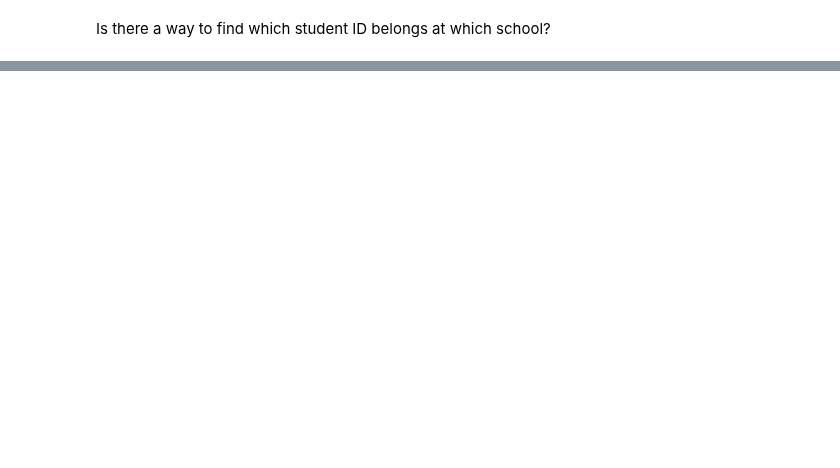
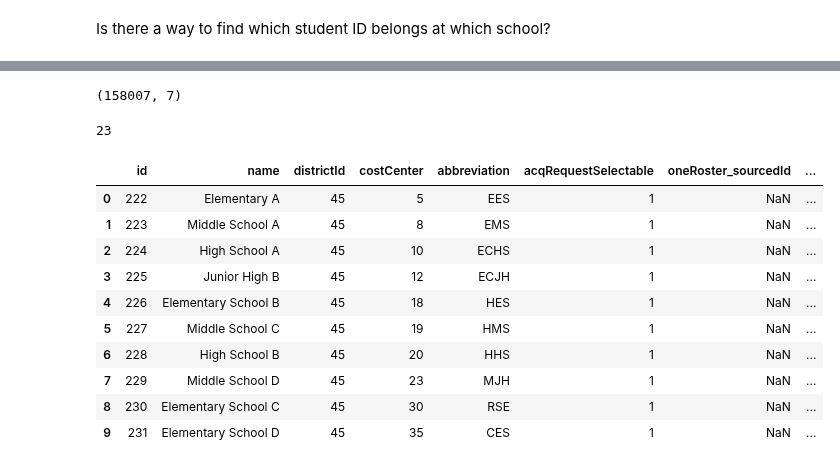
Before and after one commit to level-data-1a/predicting-proficiency, a Jupyter notebook: maya-explore.ipynb, the cells around one changed output, grey strips where cells are left out. Drawn from its saved outputs; the diff is of its cells as text; code cells hidden in the pictures; blank space fills up the shorter version.

```diff
--- a/maya-explore.ipynb
+++ b/maya-explore.ipynb
@@ -79,3 +78,21 @@ courseSections_df = pd.read_csv(filename, header = 0)
+# %%
+filename = os.path.join(os.getcwd(), "data/processed", "a_courseSections_2024-08-29.csv")
+courseSections_df = pd.read_csv(filename, header = 0)
+
+filename_second = os.path.join(os.getcwd(), "data/processed", "a_scores_2024-09-11.csv")
+scores_df = pd.read_csv(filename_second, header = 0)
+
+filename_third = os.path.join(os.getcwd(), "data/processed", "a_vendorUsage_2024-09-11.csv")
+vendorUsage_df = pd.read_csv(filename_third, header = 0)
+
+filename_fourth = os.path.join(os.getcwd(), "data/processed", "a_benchmarks_2024-09-11.csv")
+benchmarks_df = pd.read_csv(filename_fourth, header = 0)
+
+filename_fifth = os.path.join(os.getcwd(), "data/processed", "a_courseSectionRosters_2024-08-29.csv")
+courseSectionsRosters_df = pd.read_csv(filename_fifth, header = 0)
+
+filename_sixth = os.path.join(os.getcwd(), "data/processed", "a_schools_2024-08-29.csv")
+schools_df = pd.read_csv(filename_sixth, header = 0)
 # %%
 courseSections_df.head(10)
 # %% [output]
@@ -144,0 +218,22 @@ Is there a way to find which student ID belongs at which school?
+# %%
+vendorUsage_df.shape
+# %% [output]
+(158007, 7)
+# %%
+vendorUsage_df.vendorId.nunique()
+# %% [output]
+23
+# %%
+schools_df.head(10)
+# %% [output]
+|  | id | name | districtId | costCenter | abbreviation | acqRequestSelectable | oneRoster_sourcedId | ... |
+| 0 | 222 | Elementary A | 45 | 5 | EES | 1 | NaN | ... |
+| 1 | 223 | Middle School A | 45 | 8 | EMS | 1 | NaN | ... |
+| 2 | 224 | High School A | 45 | 10 | ECHS | 1 | NaN | ... |
+| 3 | 225 | Junior High B | 45 | 12 | ECJH | 1 | NaN | ... |
+| 4 | 226 | Elementary School B | 45 | 18 | HES | 1 | NaN | ... |
+| 5 | 227 | Middle School C | 45 | 19 | HMS | 1 | NaN | ... |
+| 6 | 228 | High School B | 45 | 20 | HHS | 1 | NaN | ... |
+| 7 | 229 | Middle School D | 45 | 23 | MJH | 1 | NaN | ... |
+| 8 | 230 | Elementary School C | 45 | 30 | RSE | 1 | NaN | ... |
+| 9 | 231 | Elementary School D | 45 | 35 | CES | 1 | NaN | ... |
```
Also changed, not shown: parts of 14 cells of this notebook.
